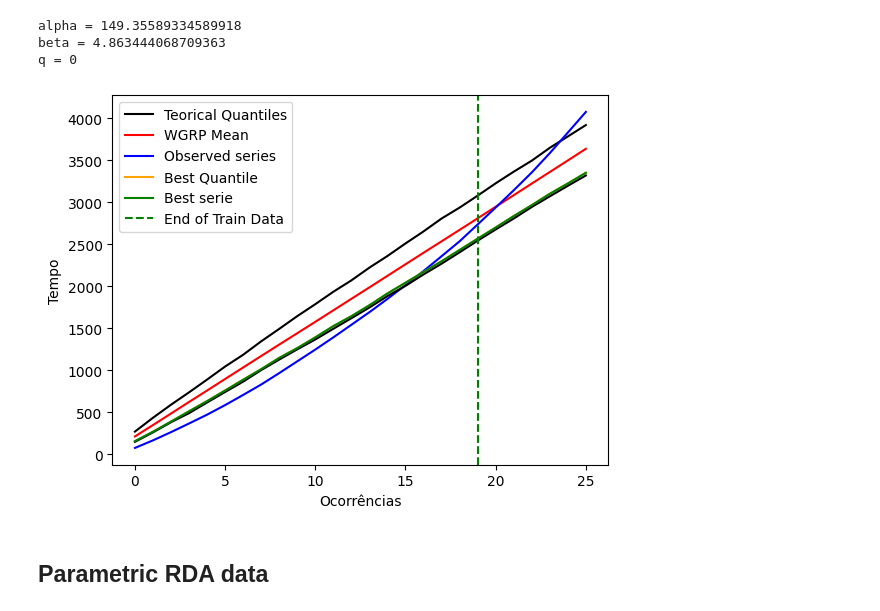
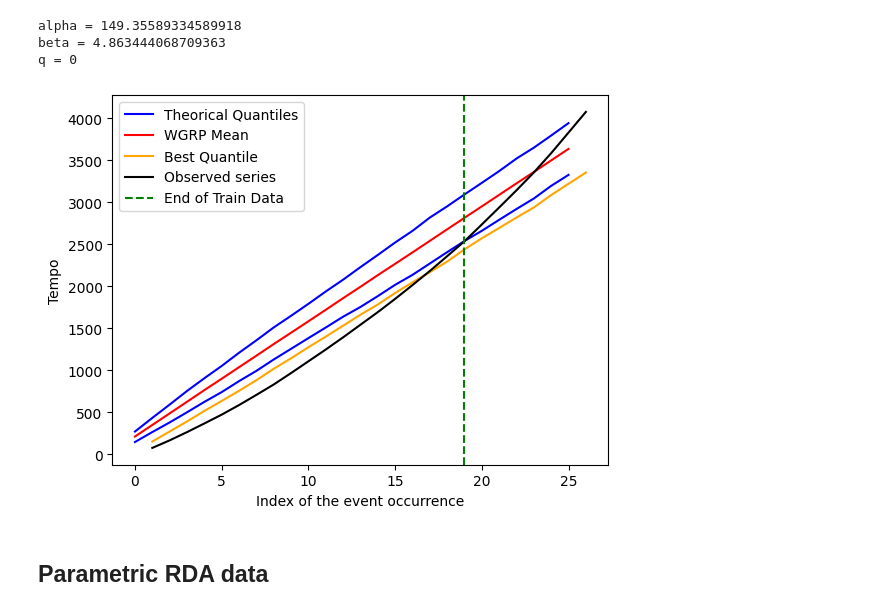
Before and after one commit to danttis/wgrp, a Jupyter notebook: Example_of_use.ipynb, the cells around one changed output. Cells and saved outputs as stored; diff of their text form; code cells hidden in the pictures.

```diff
--- a/Example_of_use.ipynb
+++ b/Example_of_use.ipynb
@@ -136,4 +170,4 @@ An assembly line uses hydraulic pumps in its production process, in addition to
 # %%
-data_numeric = [76,90,98,103,105,114,121,124,136,140,140,145,150,150, 158, 164,168,176,178,200,202,205,212,230,245,246]
+numeric_data = [76,90,98,103,105,114,121,124,136,140,140,145,150,150, 158, 164,168,176,178,200,202,205,212,230,245,246]
 
 
@@ -141 +175 @@ data_numeric = [76,90,98,103,105,114,121,124,136,140,140,145,150,150, 158, 164,1
-train2, test2=  train_test_split(data_numeric, test_size=0.2, shuffle=False)
+train2, test2=  train_test_split(numeric_data, test_size=0.2, shuffle=False)
@@ -144,3 +176,5 @@ data_numeric_ac = accumulate_values(data_numeric)
+# %%
+numeric_data_ac = accumulate_values(numeric_data)
 # %%
 wgrp2 = wgrp_model()
 # %%
@@ -151,25 +185,10 @@ predict2 = wgrp2.predict(len(test2))
 alpha = 149.35589334589918
 beta = 4.863444068709363
 q = 0
-# %%
-fig, ax = plt.subplots()
-# for i in range(boot.shape[0]):
-#     ax.plot(accumulate_values(boot[i, :]), label=None, color='gray')
-ax.plot(wgrp2.quantile_s, label='Teorical Quantiles', color='black')
-ax.plot(predict2['Mean'], label='WGRP Mean', color='red')
-
-ax.plot(data_numeric_ac, label='Observed series', color='blue')
-
-ax.plot(wgrp2.quantile_n, label='Best Quantile', color='orange')
-ax.plot(wgrp2.quantile_i, label=None, color='black')
-ax.plot(wgrp2.best_prediction, label='Best serie', color='green')
-ax.axvline(x=len(train2)-1, color='green', linestyle='--', label='End of Train Data')
-ax.legend()
-ax.set_xlabel('Ocorrências')
-ax.set_ylabel('Tempo')
-plt.show()
-# %% [output]
-[figure, removed]
+# %%
+wgrp_plot(None, wgrp2, predict2, numeric_data_ac, trainSize=len(train2)-1)
+# %% [output]
+[figure, added]
 # %% [markdown]
 ## Parametric RDA data
 # %% [markdown]
```
Also changed, not shown: parts of 21 cells of this notebook, 2 other files.
